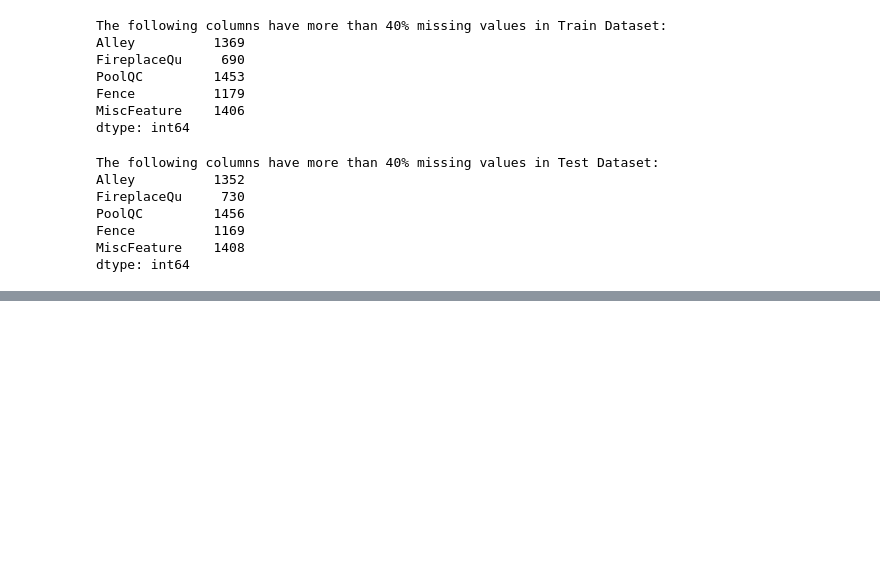
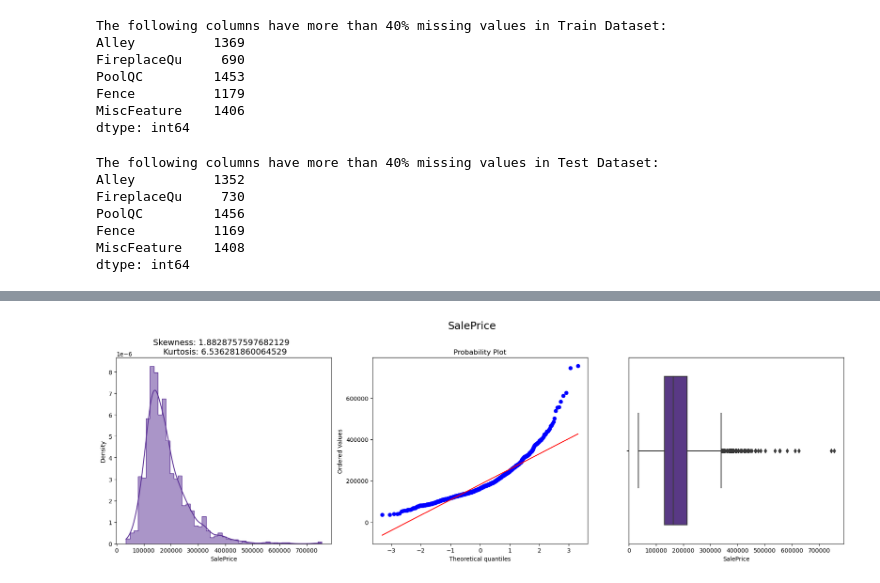
Before and after one commit to DerekHypo/Final_Project, a Jupyter notebook: HousePrices_EDA_V2.ipynb, the cells around one changed output, grey strips where cells are left out. Drawn from its saved outputs; the diff is of its cells as text; code cells hidden in the pictures; blank space fills up the shorter version.

```diff
--- a/HousePrices_EDA_V2.ipynb
+++ b/HousePrices_EDA_V2.ipynb
@@ -166,13 +170,13 @@ Fence          1169
 MiscFeature    1408
 dtype: int64
 # %%
-#Loop through dataset -- code to be revised
+#Loop through Train dataset -- code to be revised
 for i in train:
     if i in train_cat and i in missing_above_train: #If variable is categorical and has more than 40% of missing values
-        print(i,'1') #Needs to be dropped -- fix code
+        train = train.drop(i, axis=1) #Needs to be dropped -- fix code
     elif i in train_cat and i not in missing_above_train: #If variable is categorical and has LESS than 40% of missing values
         i = 'NA' #Replaced by 'NA'
     elif i in train_num and i in missing_above_train: #If variable is numerical and has more than 40% of missing values
-        print(i,'2') #Needs to be dropped -- fix code
+        train = train.drop(i, axis=1) #Needs to be dropped -- fix code
     elif i in train_num and i not in missing_above_train: #If variable is numerical and has LESS than 40% of missing values
         i = 0 #Replaced by 0
@@ -184,0 +228,19 @@ MiscFeature 1
+# %%
+def targe_plot(target):
+    fig, ax = plt.subplots(1, 3,figsize=(18,6), dpi=100)
+
+    sns.histplot(x=target, data=train, kde=True, element="step", stat="density", ax=ax[0])
+
+    ## Plotting the QQ_Plot.
+    stats.probplot(train.loc[:,target], plot = ax[1])
+
+    sns.boxplot(x=target, data=train,  ax=ax[2])
+    ax[0].set_title(f"Skewness: {train[target].skew()}  \n Kurtosis: {train[target].kurt()}", fontsize=14, )
+
+    plt.suptitle(target, fontsize=18)
+    fig.tight_layout()
+    plt.show()
+# %%
+targe_plot('SalePrice')
+# %% [output]
+[figure, added]
```
Also changed, not shown: parts of 21 cells of this notebook.
